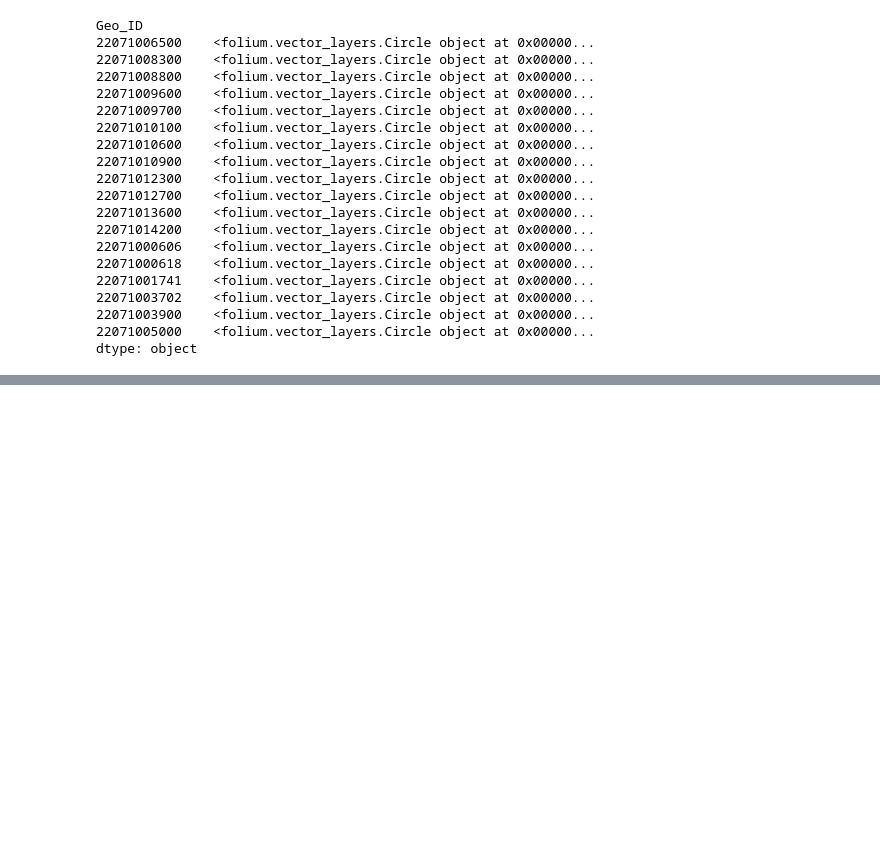
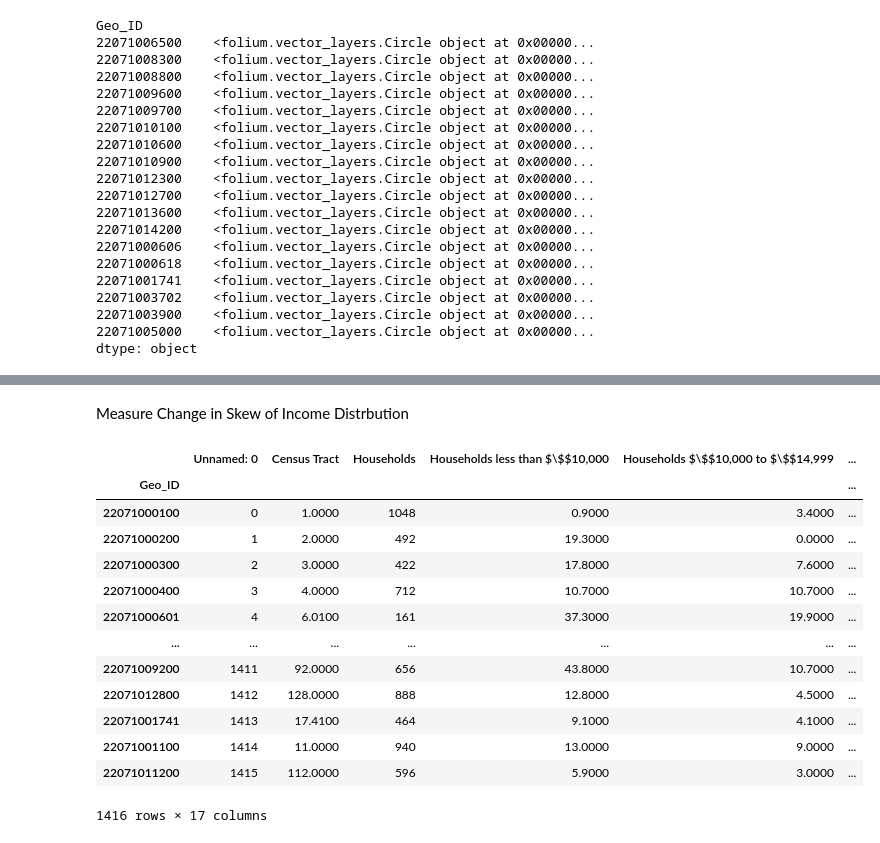
Before and after one commit to leosimanonok/DataScienceFinalTutorial, a Jupyter notebook: FinalTutorial_geo.ipynb, the cells around one changed output, grey strips where cells are left out. Saved outputs shown, nothing was run; the diff lists cells and outputs as text; code cells hidden in the pictures; blank space fills up the shorter version.

```diff
--- a/FinalTutorial_geo.ipynb
+++ b/FinalTutorial_geo.ipynb
@@ -489,3 +505,7 @@ dtype: object
 m
 # %% [output]
 [interactive output not drawn]
+# %% [markdown]
+Measure Change in Skew of Income Distrbution
+# %%
+data = pd.read_csv('./Data/cleaned_income_data.csv')
@@ -491,0 +518,30 @@ m
+# %%
+for i in range(2011, 2018):
+
+    data_year = data.loc[data["Year"] == i]
+    data_next = data.loc[data["Year"] == i+1]
+
+    data_year = data_year.set_index("Geo_ID")
+    data_next = data_next.set_index("Geo_ID")
+    data_year["Mean Income / Median Income"] = data_year["Household mean income (dollars)"] / data_year["Household median income (dollars)"]
+    #data_year["Change in Median Income"] = data_year["Household median income (dollars)"] - data_next["Household median income (dollars)"]
+    #data_year["Change in Mean Income"] = data_year["Household mean income (dollars)"] - data_next["Household mean income (dollars)"]
+    #data_year["Change Mean / Change Median"] = data_year["Change in Mean Income"] / data_year["Change in Median Income"]
+    new_data = pd.concat([new_data, data_year])
+
+new_data
+# %% [output]
+|  | Unnamed: 0 | Census Tract | Households | Households less than $\$$10,000 | Households $\$$10,000 to $\$$14,999 | ... |
+| Geo_ID |  |  |  |  |  | ... |
+| 22071000100 | 0 | 1.0000 | 1048 | 0.9000 | 3.4000 | ... |
+| 22071000200 | 1 | 2.0000 | 492 | 19.3000 | 0.0000 | ... |
+| 22071000300 | 2 | 3.0000 | 422 | 17.8000 | 7.6000 | ... |
+| 22071000400 | 3 | 4.0000 | 712 | 10.7000 | 10.7000 | ... |
+| 22071000601 | 4 | 6.0100 | 161 | 37.3000 | 19.9000 | ... |
+| ... | ... | ... | ... | ... | ... | ... |
+| 22071009200 | 1411 | 92.0000 | 656 | 43.8000 | 10.7000 | ... |
+| 22071012800 | 1412 | 128.0000 | 888 | 12.8000 | 4.5000 | ... |
+| 22071001741 | 1413 | 17.4100 | 464 | 9.1000 | 4.1000 | ... |
+| 22071001100 | 1414 | 11.0000 | 940 | 13.0000 | 9.0000 | ... |
+| 22071011200 | 1415 | 112.0000 | 596 | 5.9000 | 3.0000 | ... |
+1416 rows × 17 columns
```
Also changed, not shown: parts of 6 cells of this notebook.
